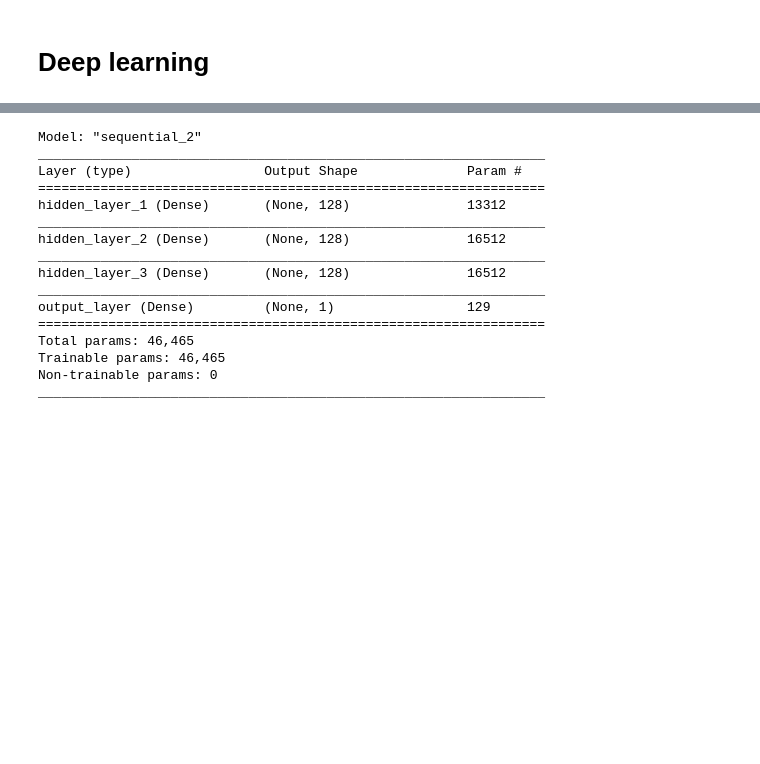
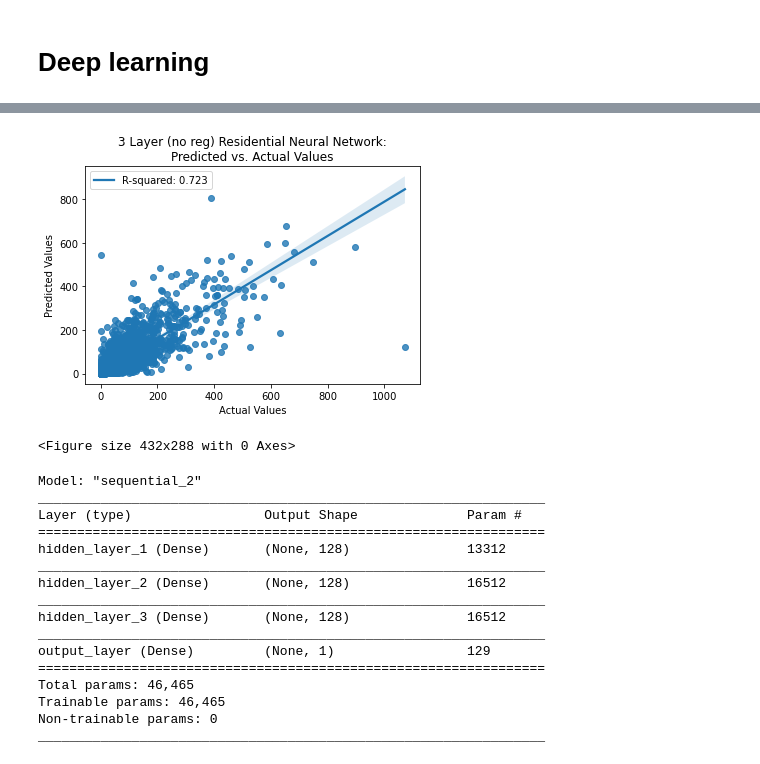
Before and after one commit to gnyirjesy/Solar-Panel-Area-Prediction, a Jupyter notebook: EDA_and_Modeling.ipynb, the cells around one changed output, grey strips where cells are left out. Cells and saved outputs as stored; diff of their text form; code cells hidden in the pictures; blank space fills up the shorter version.

```diff
--- a/EDA_and_Modeling.ipynb
+++ b/EDA_and_Modeling.ipynb
@@ -1131,3 +1141,12 @@ Testing set Mean Sq. Error:     593
+# %%
+test_predictions = model.predict(test_data).flatten()
+
+regression_scatter(test_labels, test_predictions, 'Actual Values', 'Predicted Values',
+                   '3 Layer (no reg) Residential Neural Network:\nPredicted vs. Actual Values',
+                  '/Users/gabbynyirjesy/Documents/ML for Env Engineering/Solar-Panel-Area-Prediction/nn_residential_system_count_errors_1L')
+# %% [output]
+[figure, added]
+<Figure size 432x288 with 0 Axes>
 # %%
 #reg_alpha=0.2, reg_lambda=2
 # Define basic architecture
```
Also changed, not shown: parts of 18 cells of this notebook, 11 other files.
